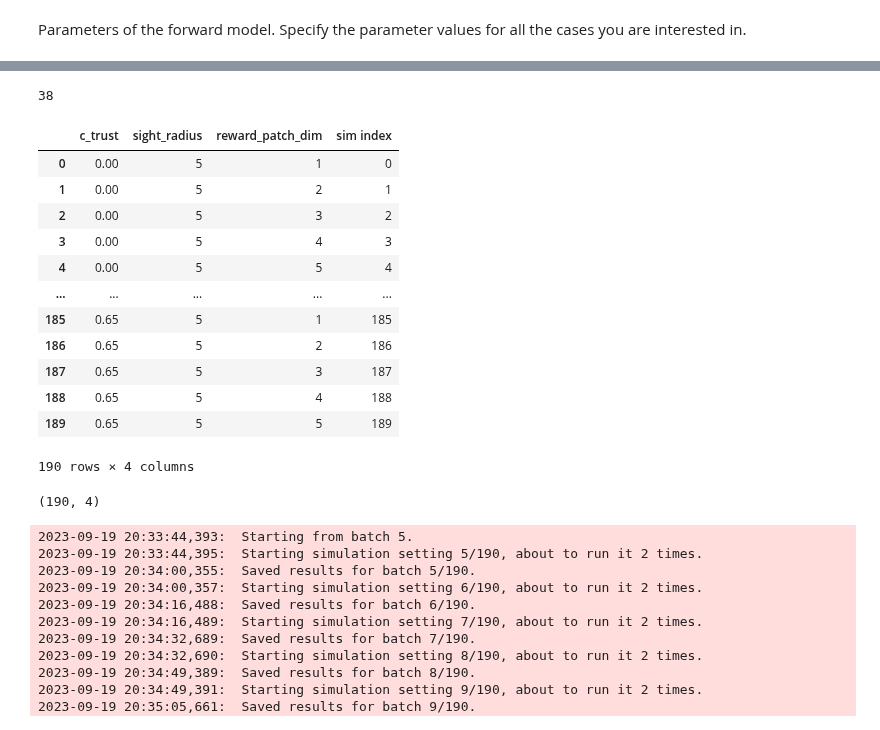
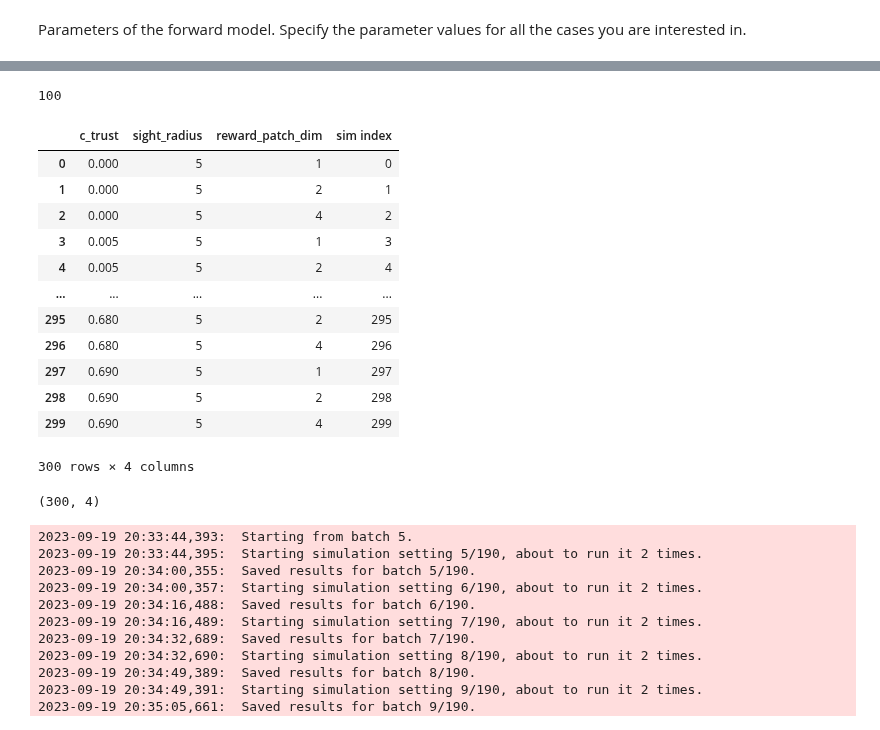
Before and after one commit to BasisResearch/collab-creatures, a Jupyter notebook: mx_refactored/generate_data_pipeline.ipynb, the cells around one changed output, grey strips where cells are left out. Cells and saved outputs as stored; diff of their text form; code cells hidden in the pictures.

```diff
--- a/mx_refactored/generate_data_pipeline.ipynb
+++ b/mx_refactored/generate_data_pipeline.ipynb
@@ -70,8 +66,8 @@ print(metadataDF.shape)
 # with focus on low values of c_trust
 min_value = 0.0
 max_value = 0.7
-density1 = 0.01
-density2 = 0.05
+density1 = 0.005
+density2 = 0.01
 c_locations = []
 
 current_value = min_value
@@ -84,11 +80,11 @@ while current_value <= max_value:
 
 print(len(c_locations))
 # %% [output]
-38
+100
 # %%
 # Simulation setup 2 for the impact of communication
 
-home_dir = "../data/communicators_data"
+home_dir = "../data/communicators/communicators_data"
 
 # agent parameters
 sight_radius = [5]
@@ -105,46 +101,46 @@ reward_patch_dim = [1, 2, 4]  # clustered is 4, distributed is 1
 N_runs = 2  # How many times would you like to run each case?
 N_frames = 50
 
 # Generate a dataframe containing all possible combinations of the parameter values specified above.
 param_list = [i for i in product(c_trust, sight_radius, reward_patch_dim)]
 metadataDF = pd.DataFrame(param_list)
 metadataDF.columns = ["c_trust", "sight_radius", "reward_patch_dim"]
 metadataDF["sim index"] = np.arange(len(metadataDF)).astype(int)
 N_sims = len(metadataDF)
 
 # save metadata to home directory
 metadataDF.to_csv(os.path.join(home_dir, "metadataDF.csv"))
 pd.DataFrame(
     [
         {
             "N_sims": N_sims,
             "N_runs": N_runs,
             "N_frames": N_frames,
             "N_agents": N_agents,
             "N_total_food_units": N_total_food_units,
             "edge_size": edge_size,
         }
     ]
 ).to_csv(os.path.join(home_dir, "additional_meta_params.csv"))
 
 display(metadataDF)
 
 print(metadataDF.shape)
 # %% [output]
 |  | c_trust | sight_radius | reward_patch_dim | sim index |
-| 0 | 0.00 | 5 | 1 | 0 |
-| 1 | 0.00 | 5 | 2 | 1 |
-| 2 | 0.00 | 5 | 3 | 2 |
-| 3 | 0.00 | 5 | 4 | 3 |
-| 4 | 0.00 | 5 | 5 | 4 |
+| 0 | 0.000 | 5 | 1 | 0 |
+| 1 | 0.000 | 5 | 2 | 1 |
+| 2 | 0.000 | 5 | 4 | 2 |
+| 3 | 0.005 | 5 | 1 | 3 |
+| 4 | 0.005 | 5 | 2 | 4 |
 | ... | ... | ... | ... | ... |
-| 185 | 0.65 | 5 | 1 | 185 |
-| 186 | 0.65 | 5 | 2 | 186 |
-| 187 | 0.65 | 5 | 3 | 187 |
-| 188 | 0.65 | 5 | 4 | 188 |
-| 189 | 0.65 | 5 | 5 | 189 |
+| 295 | 0.680 | 5 | 2 | 295 |
+| 296 | 0.680 | 5 | 4 | 296 |
+| 297 | 0.690 | 5 | 1 | 297 |
+| 298 | 0.690 | 5 | 2 | 298 |
+| 299 | 0.690 | 5 | 4 | 299 |
-190 rows × 4 columns
+300 rows × 4 columns
-(190, 4)
+(300, 4)
 # %%
 # start simulations from scratch or from where you left off
 fresh_start = False
```
Also changed, not shown: parts of 2 cells of this notebook.
